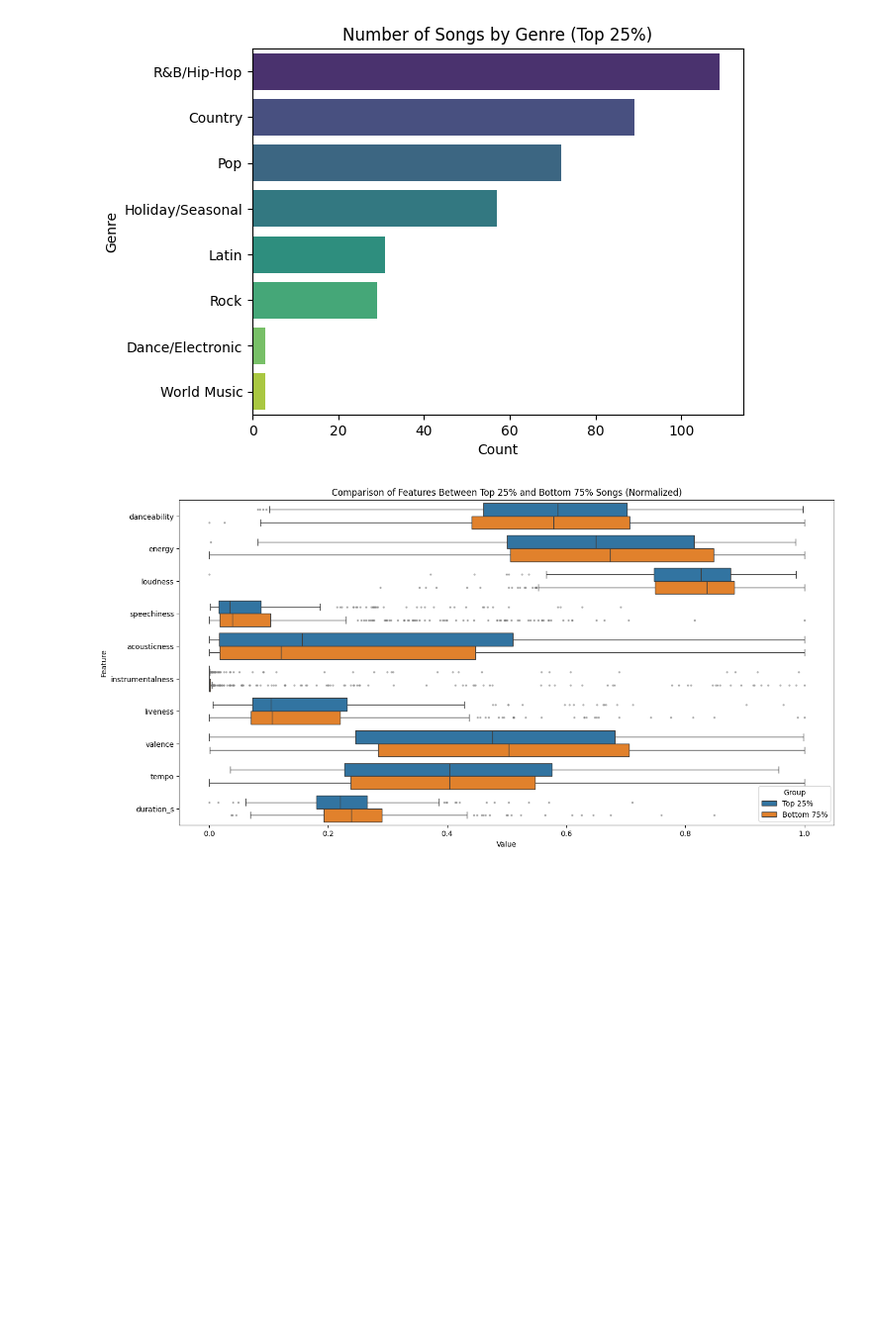
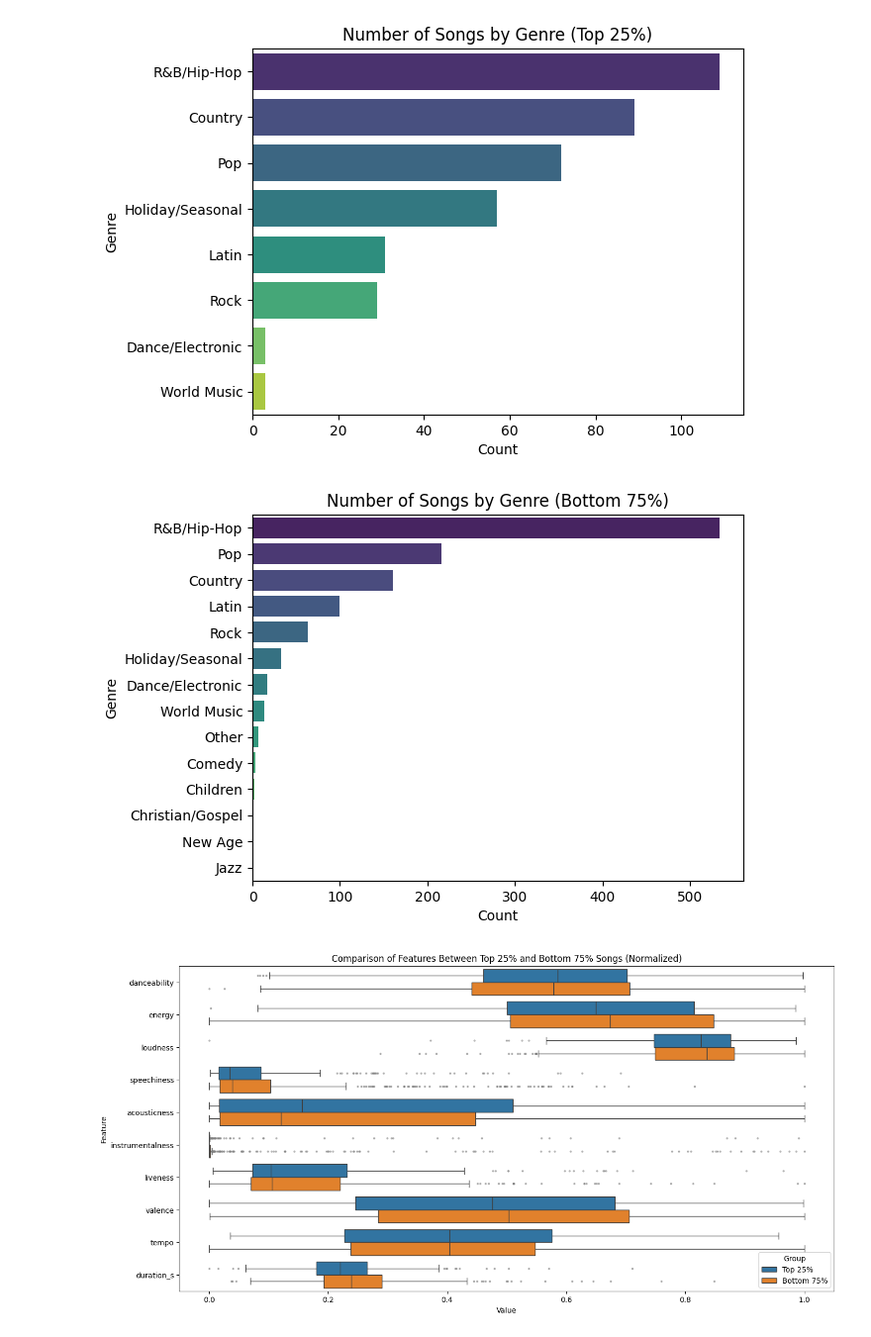
Before and after one commit to FrostNT1/Music-Industry-Insights, a Jupyter notebook: experiments/Beema/01_songs_that_stay_on_charts.ipynb, the cells around one changed output. Shown at 99% size. Cells and saved outputs as stored; diff of their text form; code cells hidden in the pictures; blank space fills up the shorter version.

```diff
--- a/experiments/Beema/01_songs_that_stay_on_charts.ipynb
+++ b/experiments/Beema/01_songs_that_stay_on_charts.ipynb
@@ -97,6 +97,29 @@ plt.ylabel('Genre')
 plt.show()
 # %% [output]
 [figure]
+# %%
+## Count of Genres in the Bottom 75% of Weeks On Chart
+
+data_genre = bottom_songs.groupby('Genre')['Song'].count()
+
+# Reset index to convert the Series to a DataFrame
+data_genre_df = data_genre.reset_index()
+data_genre_df.columns = ['Genre', 'Count']
+data_genre_df = data_genre_df.sort_values(by='Count', ascending=False)
+
+# Create the bar plot
+sns.barplot(x='Count', y='Genre', data=data_genre_df, hue='Genre', palette='viridis', dodge=False)
+
+# Add title and labels
+# plt.figure(figsize=(16, 8)) # Change if needed
+plt.title('Number of Songs by Genre (Bottom 75%)')
+plt.xlabel('Count')
+plt.ylabel('Genre')
+
+# Show the plot
+plt.show()
+# %% [output]
+[figure, added]
 # %%
 ## Similar features between Top 25% and Bottom 75% Charted Songs
 
```
Also changed, not shown: 2 other files.
